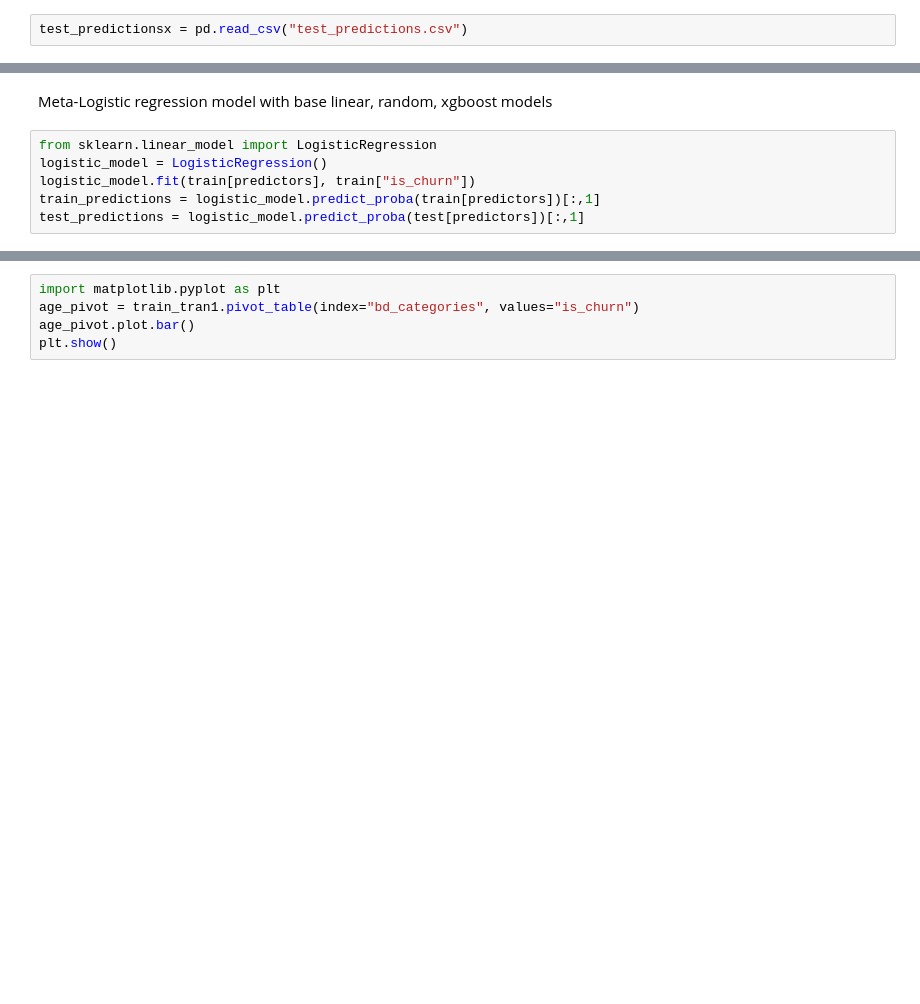
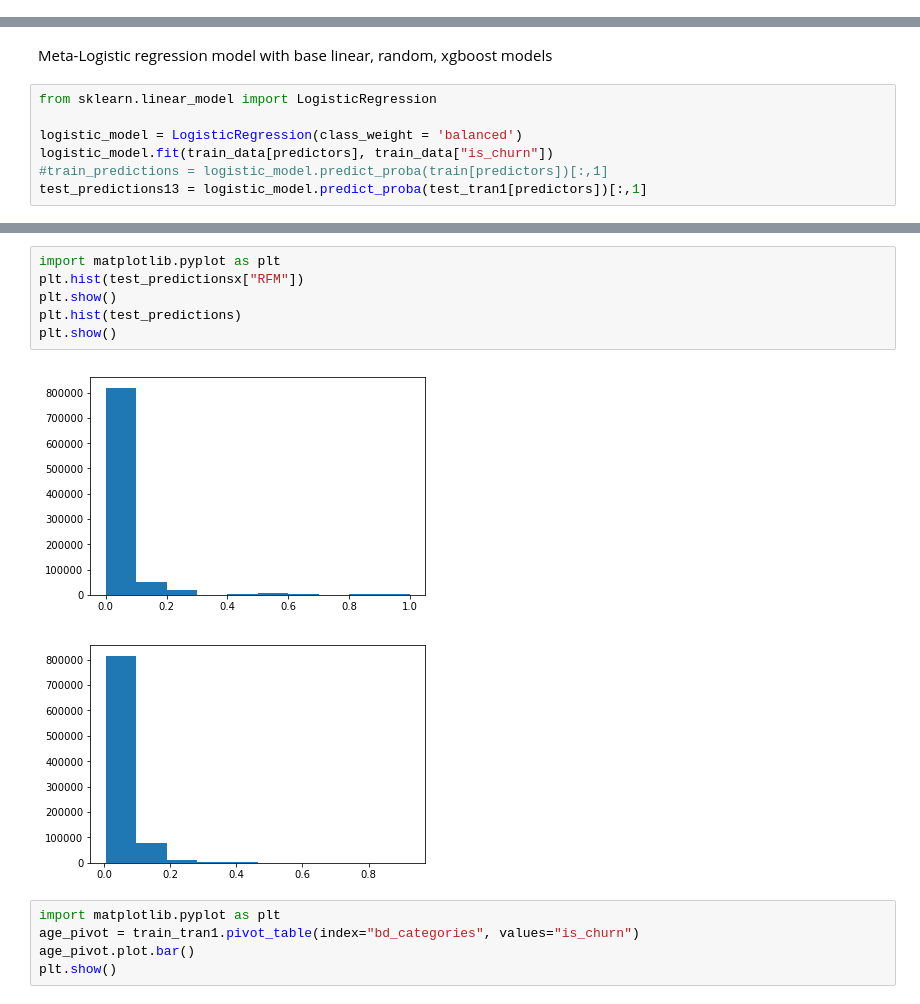
Before and after one commit to andyOR/Kaggle-Competitions, a Jupyter notebook: WSDM Music Challenge/WSDM_Stacking.ipynb, the cells around one changed output, grey strips where cells are left out. Cells and saved outputs as stored; diff of their text form; blank space fills up the shorter version.

```diff
--- a/WSDM Music Challenge/WSDM_Stacking.ipynb
+++ b/WSDM Music Challenge/WSDM_Stacking.ipynb
@@ -346,2 +334,0 @@ submission.to_csv("sample_submission_new103.csv", index=False)
-# %%
-test_predictionsx = pd.read_csv("test_predictions.csv")
@@ -410,7 +410,8 @@ test_tran1.to_csv("test_lin_rand_xgb1.csv", index=False)
 Meta-Logistic regression model with base linear, random, xgboost models
 # %%
 from sklearn.linear_model import LogisticRegression
-logistic_model = LogisticRegression()
-logistic_model.fit(train[predictors], train["is_churn"])
-train_predictions = logistic_model.predict_proba(train[predictors])[:,1]
-test_predictions = logistic_model.predict_proba(test[predictors])[:,1]
+
+logistic_model = LogisticRegression(class_weight = 'balanced')
+logistic_model.fit(train_data[predictors], train_data["is_churn"])
+#train_predictions = logistic_model.predict_proba(train[predictors])[:,1]
+test_predictions13 = logistic_model.predict_proba(test_tran1[predictors])[:,1]
@@ -417,3 +426,12 @@ test_predictions = logistic_model.predict_proba(test[predictors])[:,1]
+# %%
+import matplotlib.pyplot as plt
+plt.hist(test_predictionsx["RFM"])
+plt.show()
+plt.hist(test_predictions)
+plt.show()
+# %% [output]
+[figure, added]
+[figure, added]
 # %%
 import matplotlib.pyplot as plt
 age_pivot = train_tran1.pivot_table(index="bd_categories", values="is_churn")
```
Also changed, not shown: parts of 18 cells of this notebook.
